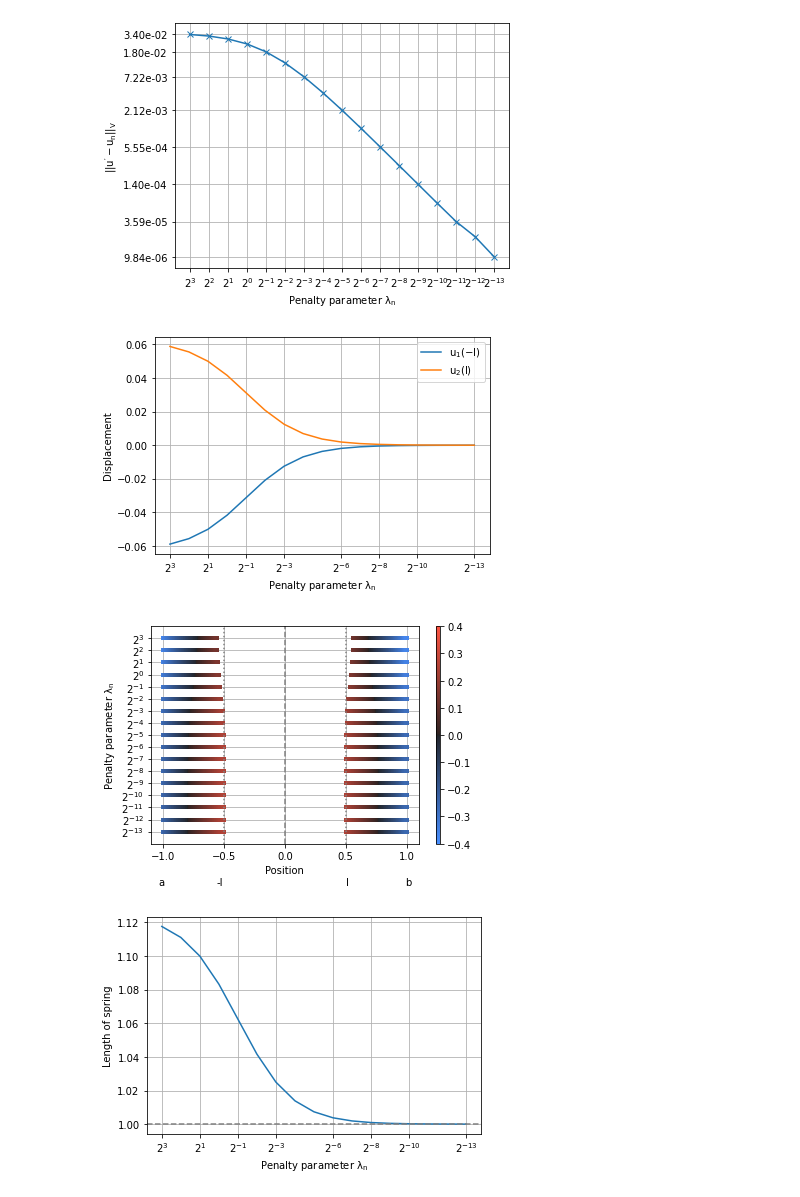
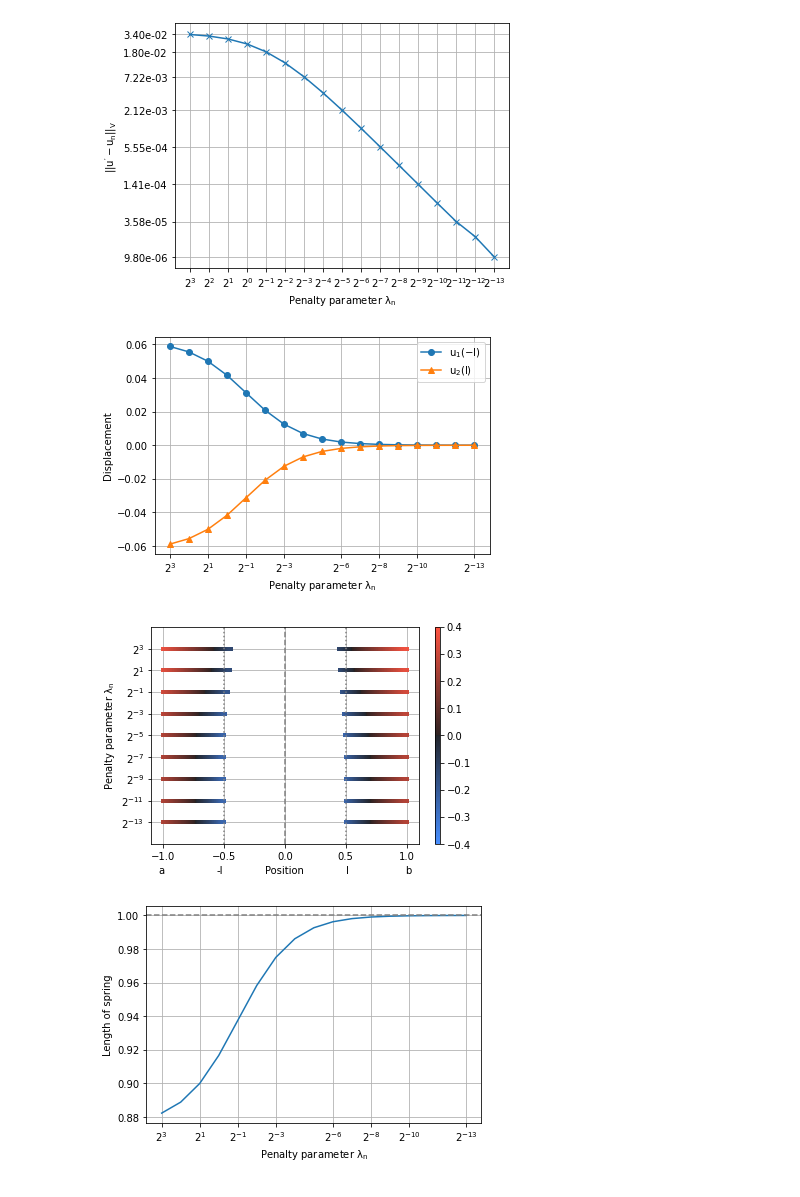
Before and after one commit to KOS-UJ/Spring-Rods-System-Approximation, a Jupyter notebook: experiments/convergence_result.ipynb, the cells around one changed output. Drawn from its saved outputs; the diff is of its cells as text; code cells hidden in the pictures.

Commit message:
add markers to plot of the ends of the rods displacement

```diff
--- a/experiments/convergence_result.ipynb
+++ b/experiments/convergence_result.ipynb
@@ -56,7 +56,7 @@ experiment_definitions = [
     }
 ]
 # %%
-experiment_idx = 2
+experiment_idx = 1
 experiment_setup = experiment_definitions[experiment_idx - 1]
 # %%
 model = SpringRodsSystemSetup(
@@ -141,8 +141,8 @@ plt.savefig(f'plots/convergence_results/convergence_error_norm_{experiment_idx}.
 # %% [output]
 [figure]
 # %%
-plt.plot([s[0] for s in spring_ends], label='$u_1(-l)$')
-plt.plot([s[1] for s in spring_ends], label='$u_2(l)$')
+plt.plot([s[0] for s in spring_ends], label='$u_1(-l)$', marker='o')
+plt.plot([s[1] for s in spring_ends], label='$u_2(l)$', marker='^')
 
 x_ticks = np.linspace(0, len(penal_params) - 1, 8, dtype=int)
 plt.xticks(x_ticks, np.array(penal_params_labels)[x_ticks])
@@ -152,15 +152,15 @@ plt.ylabel('Displacement')
 plt.legend()
 plt.savefig(f'plots/convergence_results/convergence_spring_ends_{experiment_idx}.png', bbox_inches='tight')
 # %% [output]
-[figure, old version]
+[figure, new version]
 # %%
 up_limit = 0.4
 down_limit = -0.4
 assert np.max(np.concatenate(stress)) < up_limit and np.min(np.concatenate(stress)) > down_limit
 
-plot_displacements_and_stress(model, zip(displacement, stress), penal_params_labels, 'Penalty parameter $\lambda_n$', (down_limit, up_limit), f'plots/convergence_results/convergence_displacement_{experiment_idx}.png')
+plot_displacements_and_stress(model, zip(displacement[::2], stress[::2]), penal_params_labels[::2], 'Penalty parameter $\lambda_n$', (down_limit, up_limit), f'plots/convergence_results/convergence_displacement_{experiment_idx}.png')
 # %% [output]
-[figure, old version]
+[figure, new version]
 # %%
 plt.plot([model.spring_len - s[0] + s[1] for s in spring_ends])
 
@@ -173,4 +173,4 @@ plt.xlabel('Penalty parameter $\lambda_n$')
 plt.ylabel('Length of spring')
 plt.savefig(f'plots/convergence_results/convergence_spring_length_{experiment_idx}.png', bbox_inches='tight')
 # %% [output]
-[figure, old version]
+[figure, new version]
```
Also changed, not shown: parts of 1 cell of this notebook.
